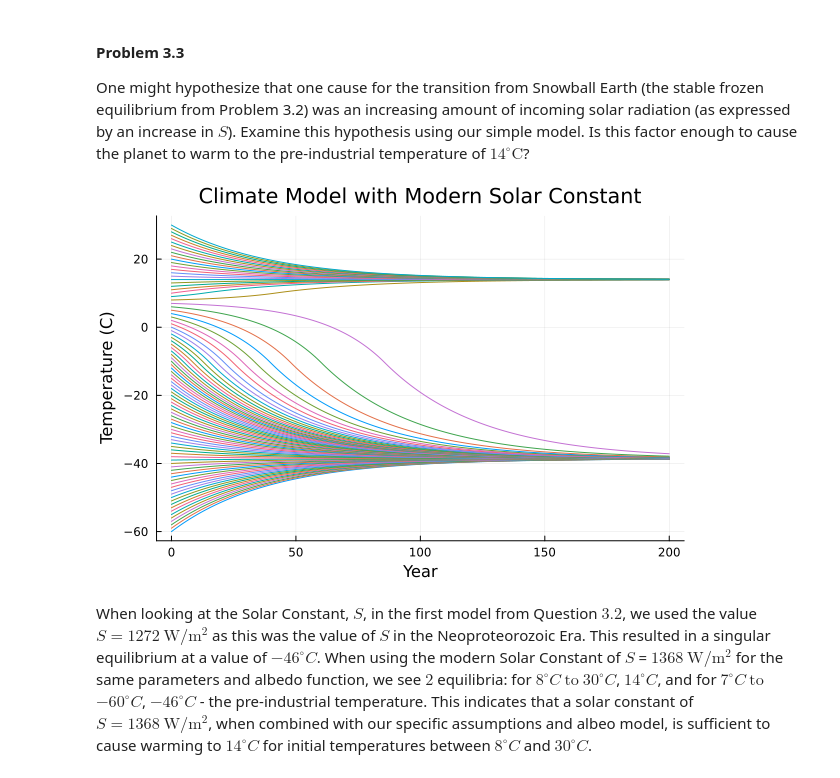
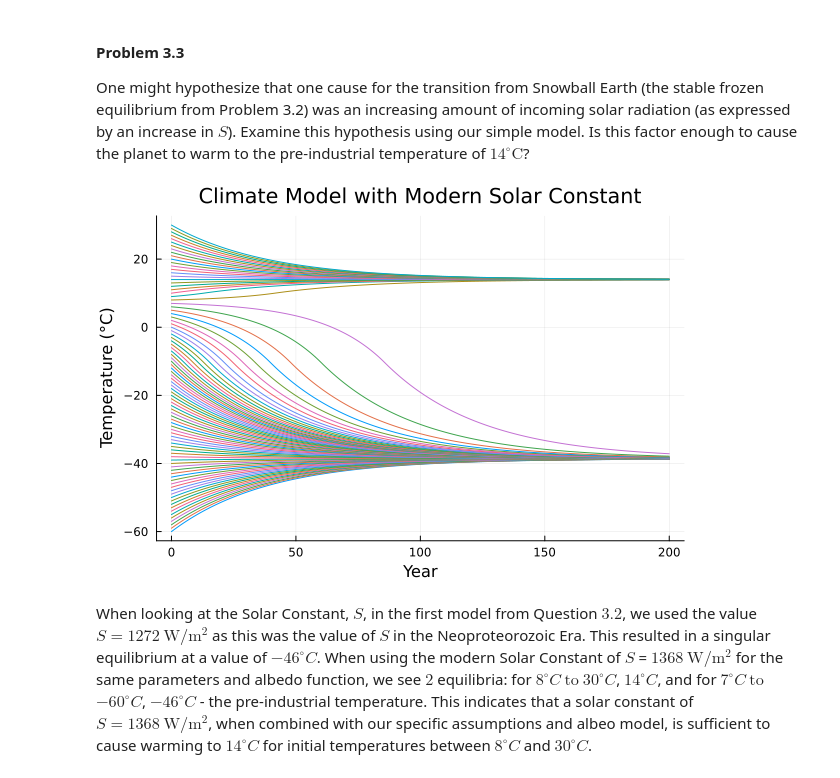
Before and after one commit to BEE4750-FA25/hw2-regina, a Jupyter notebook: hw02.ipynb, the cells around one changed output. Saved outputs shown, nothing was run; the diff lists cells and outputs as text; code cells hidden in the pictures.

```diff
--- a/hw02.ipynb
+++ b/hw02.ipynb
@@ -451,35 +451,35 @@ n = 200 # yrs
 To = -60:30 # range of initial temperatures, C
 
 #Define an albedo function conditional on temperature
 function a(T)
     if T <= -10
         return ai
     elseif T >= 10
         return ao
     else
         return ai + ((ao - ai) * ((T + 10)/20))
     end
 end
 
 #Define the simulation function of our discretized differential equation
 #including all parameters and calling the albedo function defined above.
 function albedo_feedback_sim(C, S, A, B, dt, n, T0)
     T = zeros(n + 1)
     T[1] = T0
     for i in 1:n
         T[i+1] = T[i] + (dt/C) * ((S * (1 - a(T[i])))/4 - A + (B * T[i]))
     end
     return T
 end
 #Simulate the model for all initial temperatures on [-60, 30]
 sims = (T0 -> albedo_feedback_sim(C, S, A, B, dt, n, T0)).(To)
 Ts = [t[1:n+1] for t in sims]
 yrs = 0:n
 
 #Plot graph of temperature over 200 years for all initial temperature conditions.
-plot(yrs, Ts; legend=false, xlabel="Year", ylabel="Temperature (C)", title= "Climate Model with Modern Solar Constant", titlesize=1)
+plot(yrs, Ts; legend=false, xlabel="Year", ylabel="Temperature (°C)", title= "Climate Model with Modern Solar Constant", titlesize=1)
 # %% [output]
-[figure, old version]
+[figure, new version]
 # %% [markdown]
 When looking at the Solar Constant, $S$, in the first model from Question $3.2$, we used the value $S = 1272\ \text{W}/\text{m}^2$ as this was the value of $S$ in the Neoproteorozoic Era. This resulted in a singular equilibrium at a value of $-46^\circ C$. When using the modern Solar Constant of $S$ = $1368\ \text{W}/\text{m}^2$ for the same parameters and albedo function, we see $2$ equilibria: for $8^\circ C\ \text{to}$ $30^\circ C$, $14^\circ C$, and for $7^\circ C\ \text{to}$ $-60^\circ C$, $-46^\circ C$ - the pre-industrial temperature. This indicates that a solar constant of $S = 1368\ \text{W}/\text{m}^{2}$, when combined with our specific assumptions and albeo model, is sufficient to cause warming to $14^\circ C$ for initial temperatures between $8^\circ C$ and $30^\circ C$.
 # %% [markdown]
```
Also changed, not shown: parts of 3 cells of this notebook.
